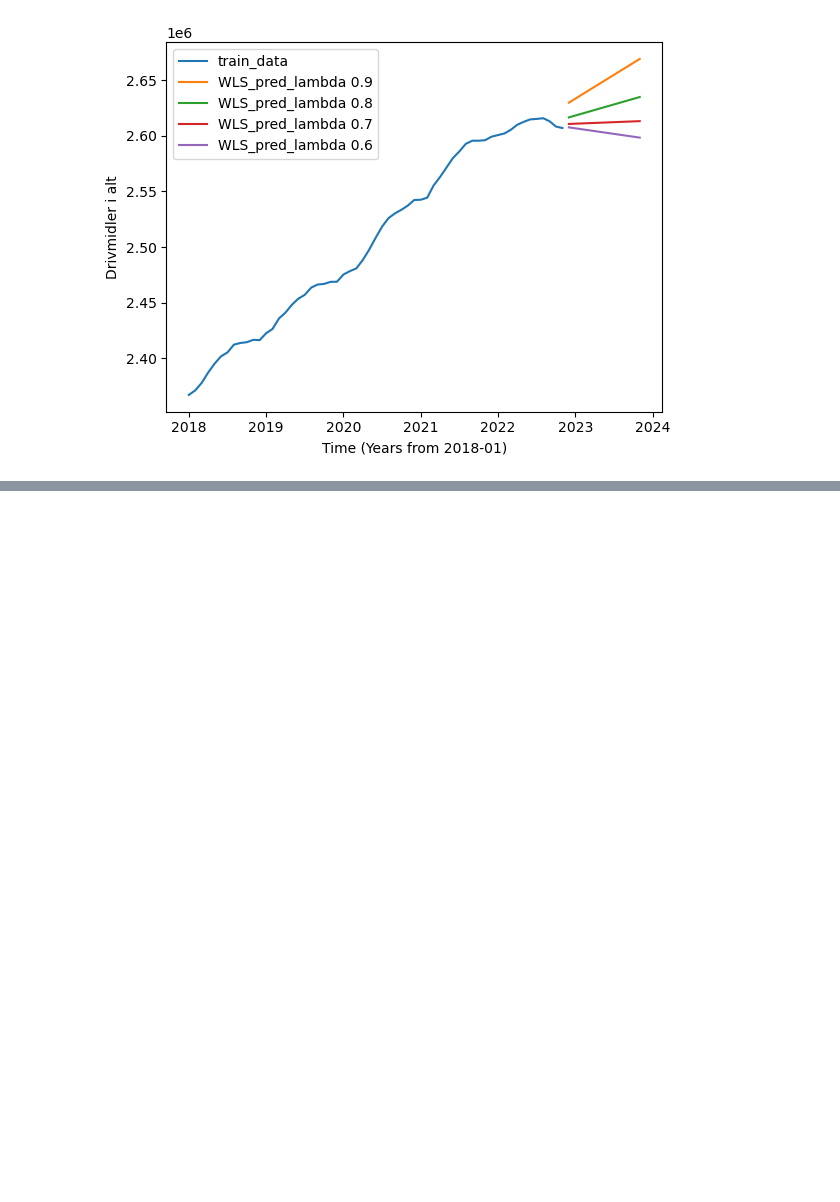
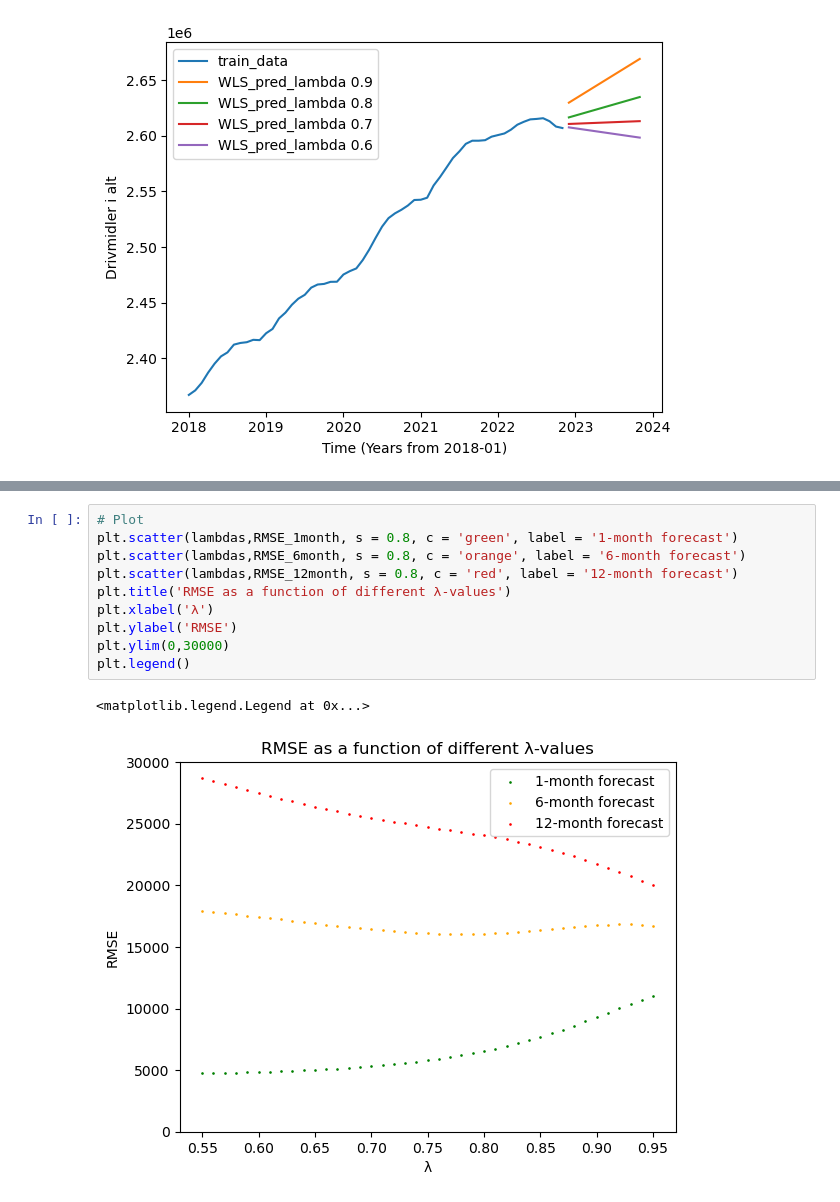
Before and after one commit to markusOlsen1/timeseries, a Jupyter notebook: assignment_1/Code.ipynb, the cells around one changed output, grey strips where cells are left out. Drawn from its saved outputs; the diff is of its cells as text; blank space fills up the shorter version.

```diff
--- a/assignment_1/Code.ipynb
+++ b/assignment_1/Code.ipynb
@@ -175,0 +336,13 @@ plt.legend(["WLS_pred","train_data","OLS_pred"])
+# %%
+# Plot
+plt.scatter(lambdas,RMSE_1month, s = 0.8, c = 'green', label = '1-month forecast')
+plt.scatter(lambdas,RMSE_6month, s = 0.8, c = 'orange', label = '6-month forecast')
+plt.scatter(lambdas,RMSE_12month, s = 0.8, c = 'red', label = '12-month forecast')
+plt.title('RMSE as a function of different λ-values')
+plt.xlabel('λ')
+plt.ylabel('RMSE')
+plt.ylim(0,30000)
+plt.legend()
+# %% [output]
+<matplotlib.legend.Legend at 0x...>
+[figure, added]
```
Also changed, not shown: parts of 19 cells of this notebook.
